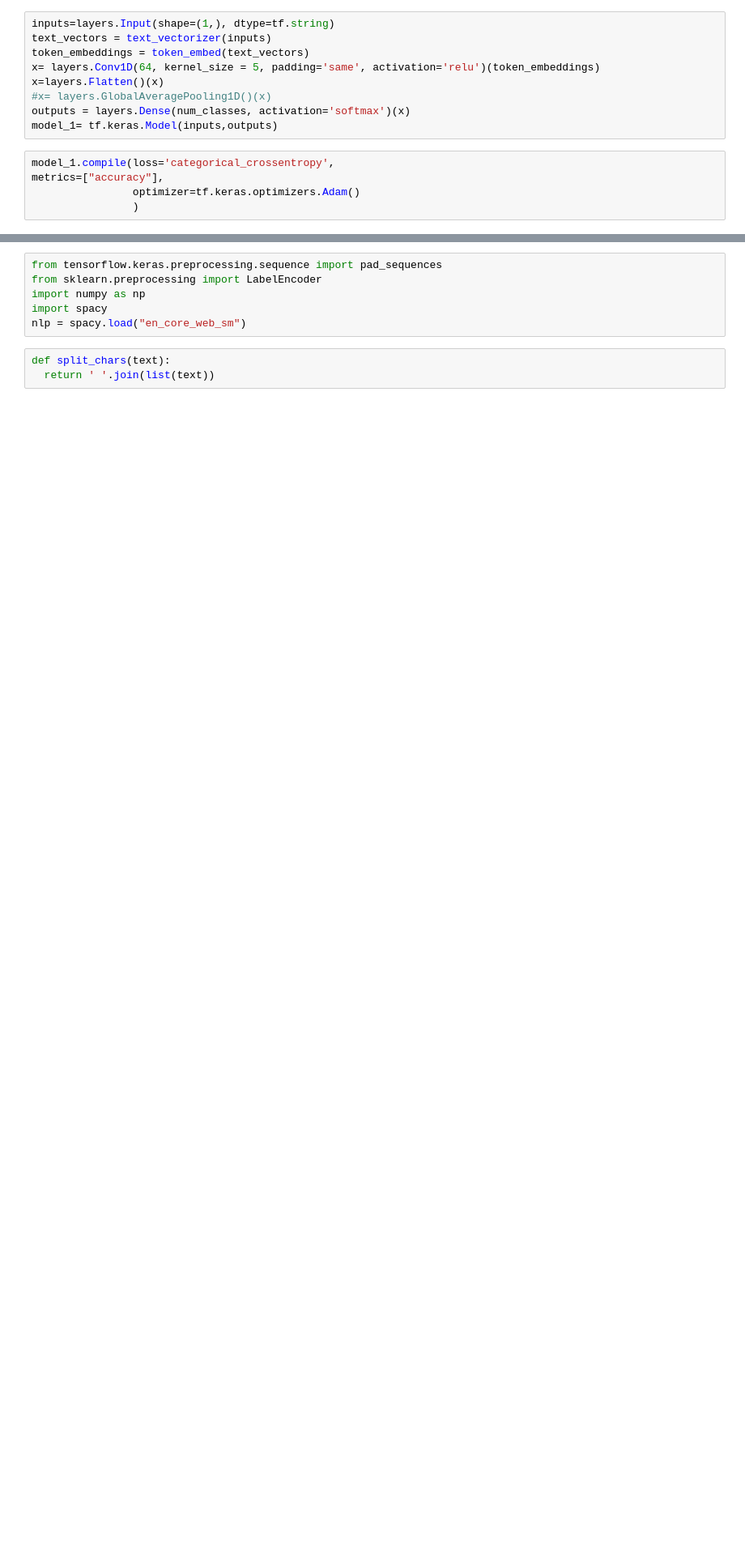
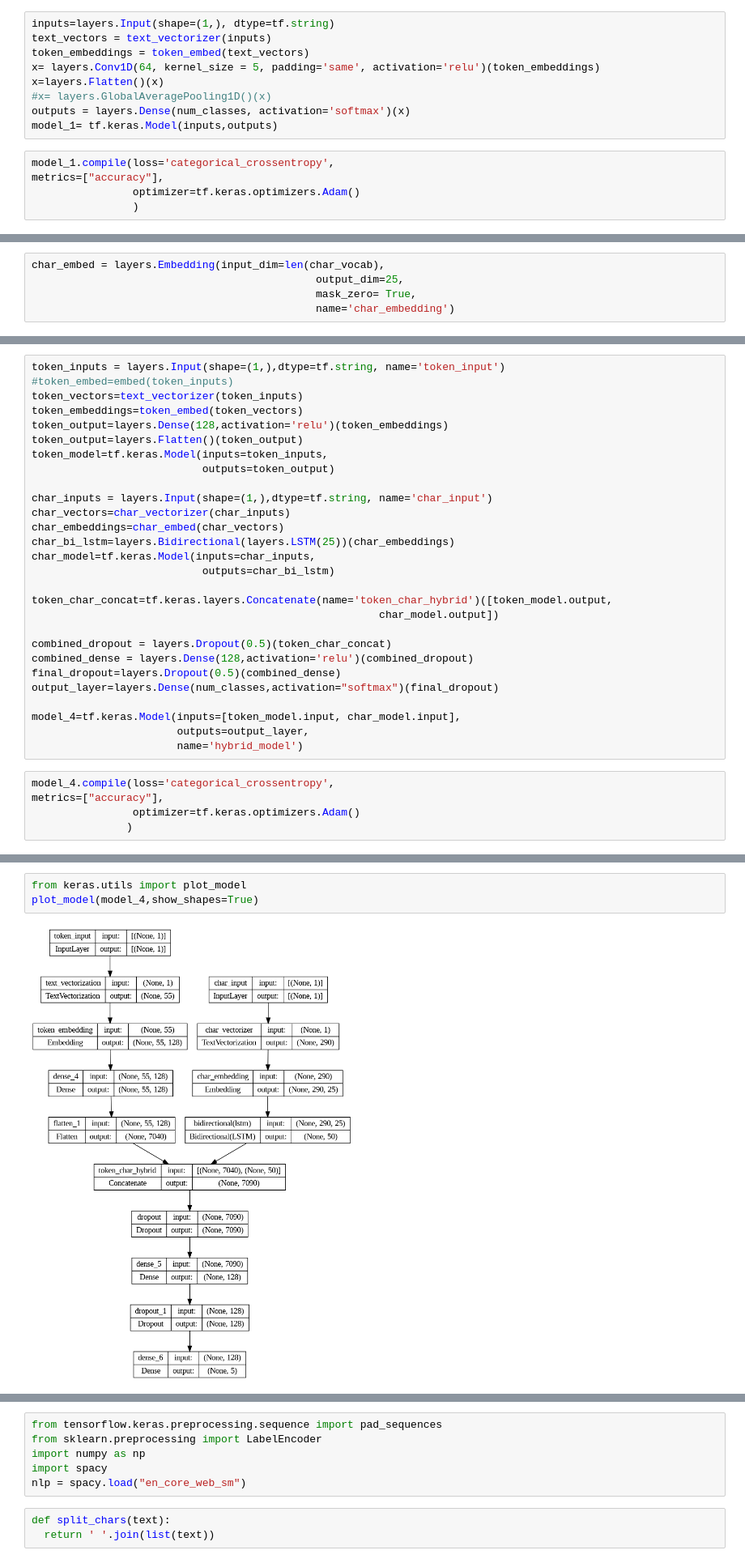
Before and after one commit to psyuktha/skimlit, a Jupyter notebook: skimlit.ipynb, the cells around one changed output, grey strips where cells are left out. Shown: that part at 81% size. Saved outputs shown, nothing was run; the diff lists cells and outputs as text; blank space fills up the shorter version.

```diff
--- a/skimlit.ipynb
+++ b/skimlit.ipynb
@@ -136,0 +620,5 @@ model_1.save("skimlit")
+# %%
+char_embed = layers.Embedding(input_dim=len(char_vocab),
+                                             output_dim=25,
+                                             mask_zero= True,
+                                             name='char_embedding')
@@ -136,0 +685,33 @@ model_1.save("skimlit")
+# %%
+token_inputs = layers.Input(shape=(1,),dtype=tf.string, name='token_input')
+#token_embed=embed(token_inputs)
+token_vectors=text_vectorizer(token_inputs)
+token_embeddings=token_embed(token_vectors)
+token_output=layers.Dense(128,activation='relu')(token_embeddings)
+token_output=layers.Flatten()(token_output)
+token_model=tf.keras.Model(inputs=token_inputs,
+                           outputs=token_output)
+
+char_inputs = layers.Input(shape=(1,),dtype=tf.string, name='char_input')
+char_vectors=char_vectorizer(char_inputs)
+char_embeddings=char_embed(char_vectors)
+char_bi_lstm=layers.Bidirectional(layers.LSTM(25))(char_embeddings)
+char_model=tf.keras.Model(inputs=char_inputs,
+                           outputs=char_bi_lstm)
+
+token_char_concat=tf.keras.layers.Concatenate(name='token_char_hybrid')([token_model.output,
+                                                       char_model.output])
+
+combined_dropout = layers.Dropout(0.5)(token_char_concat)
+combined_dense = layers.Dense(128,activation='relu')(combined_dropout)
+final_dropout=layers.Dropout(0.5)(combined_dense)
+output_layer=layers.Dense(num_classes,activation="softmax")(final_dropout)
+
+model_4=tf.keras.Model(inputs=[token_model.input, char_model.input],
+                       outputs=output_layer,
+                       name='hybrid_model')
+# %%
+model_4.compile(loss='categorical_crossentropy',
+metrics=["accuracy"],
+                optimizer=tf.keras.optimizers.Adam()
+               )
@@ -136,0 +738,5 @@ model_1.save("skimlit")
+# %%
+from keras.utils import plot_model
+plot_model(model_4,show_shapes=True)
+# %% [output]
+[figure, added]
```
Also changed, not shown: parts of 110 cells of this notebook.
